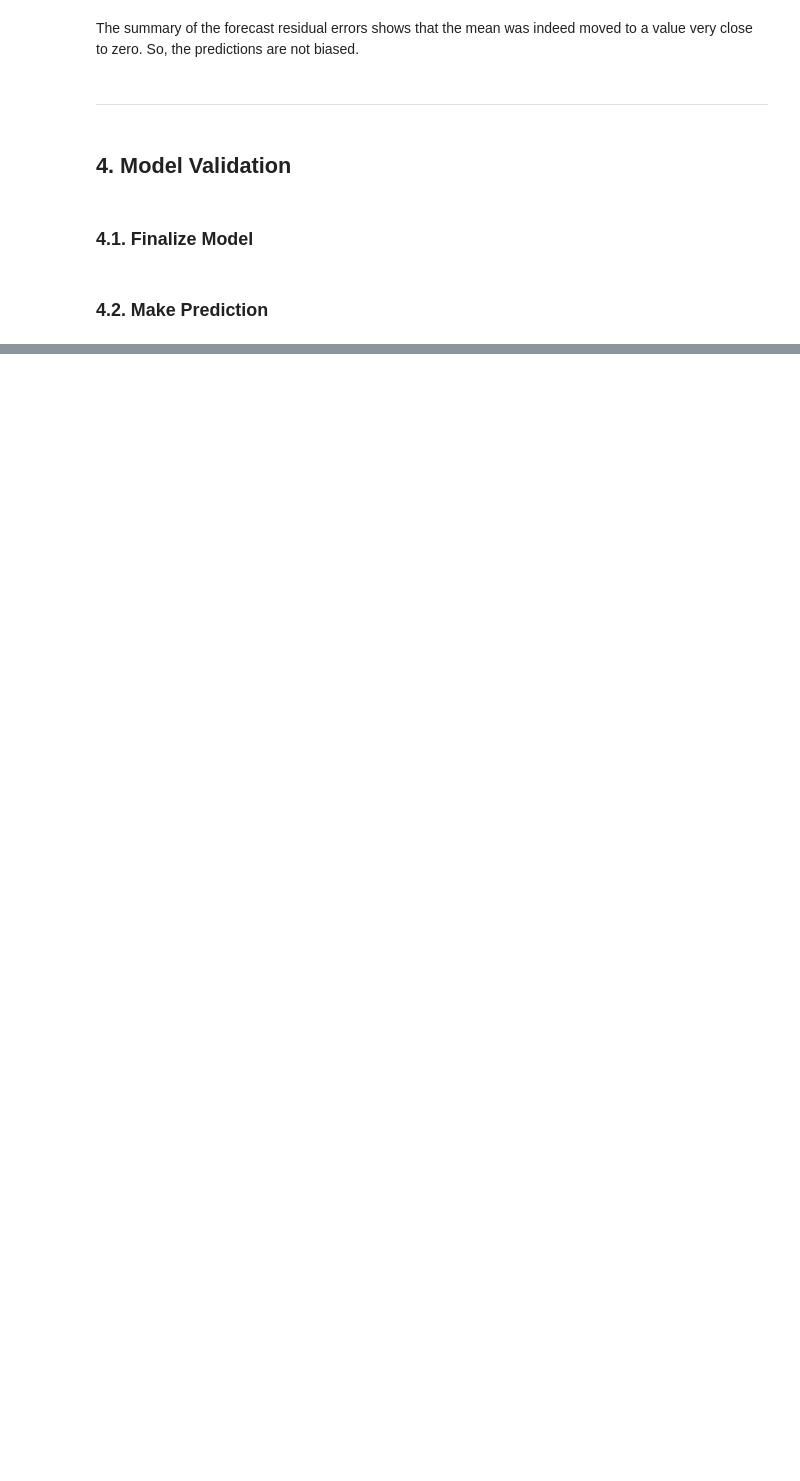
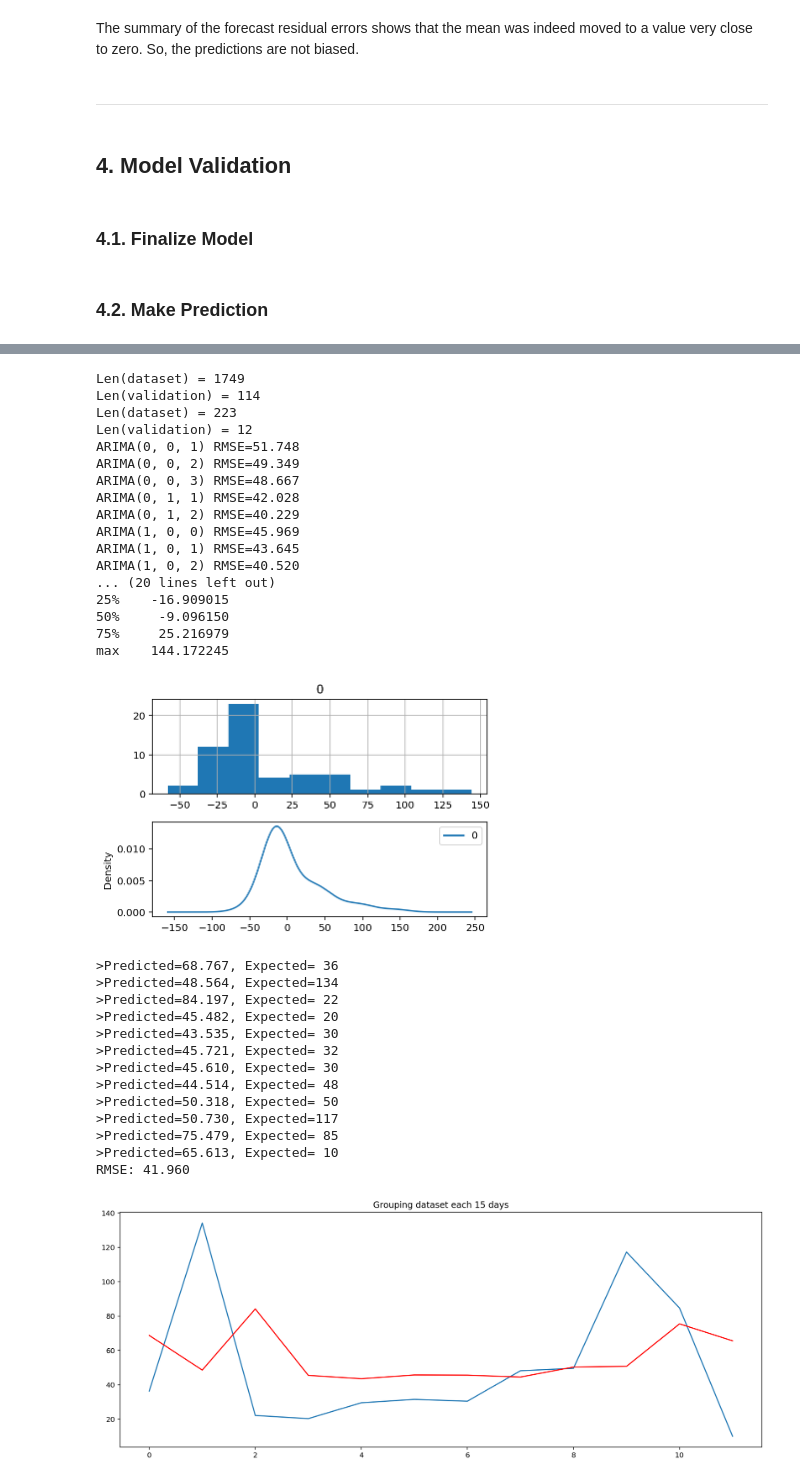
Before and after one commit to jmssalas/master-bigdata-businessanalytics, a Jupyter notebook: 09-masters-thesis/src/forecasting.ipynb, the cells around one changed output, grey strips where cells are left out. Drawn from its saved outputs; the diff is of its cells as text; code cells hidden in the pictures; blank space fills up the shorter version.

```diff
--- a/09-masters-thesis/src/forecasting.ipynb
+++ b/09-masters-thesis/src/forecasting.ipynb
@@ -451,0 +520,49 @@ RMSE: 131.384
+# %%
+# Set the datasets with the dataset_limit
+dataset = data[data.index < dataset_limit]
+validation = data[data.index >= dataset_limit]
+
+print('Len(dataset) =', len(dataset))
+print('Len(validation) =', len(validation))
+
+dataset = dataset.resample('15D').mean().dropna()
+validation = validation.resample('15D').mean().dropna()
+
+print('Len(dataset) =', len(dataset))
+print('Len(validation) =', len(validation))
+dataset.head()
+
+all_process(dataset, validation, 'Grouping dataset each 15 days')
+# %% [output]
+Len(dataset) = 1749
+Len(validation) = 114
+Len(dataset) = 223
+Len(validation) = 12
+ARIMA(0, 0, 1) RMSE=51.748
+ARIMA(0, 0, 2) RMSE=49.349
+ARIMA(0, 0, 3) RMSE=48.667
+ARIMA(0, 1, 1) RMSE=42.028
+ARIMA(0, 1, 2) RMSE=40.229
+ARIMA(1, 0, 0) RMSE=45.969
+ARIMA(1, 0, 1) RMSE=43.645
+ARIMA(1, 0, 2) RMSE=40.520
+... (20 lines left out)
+25%    -16.909015
+50%     -9.096150
+75%     25.216979
+max    144.172245
+[figure, added]
+>Predicted=68.767, Expected= 36
+>Predicted=48.564, Expected=134
+>Predicted=84.197, Expected= 22
+>Predicted=45.482, Expected= 20
+>Predicted=43.535, Expected= 30
+>Predicted=45.721, Expected= 32
+>Predicted=45.610, Expected= 30
+>Predicted=44.514, Expected= 48
+>Predicted=50.318, Expected= 50
+>Predicted=50.730, Expected=117
+>Predicted=75.479, Expected= 85
+>Predicted=65.613, Expected= 10
+RMSE: 41.960
+[figure, added]
```
Also changed, not shown: parts of 11 cells of this notebook.
